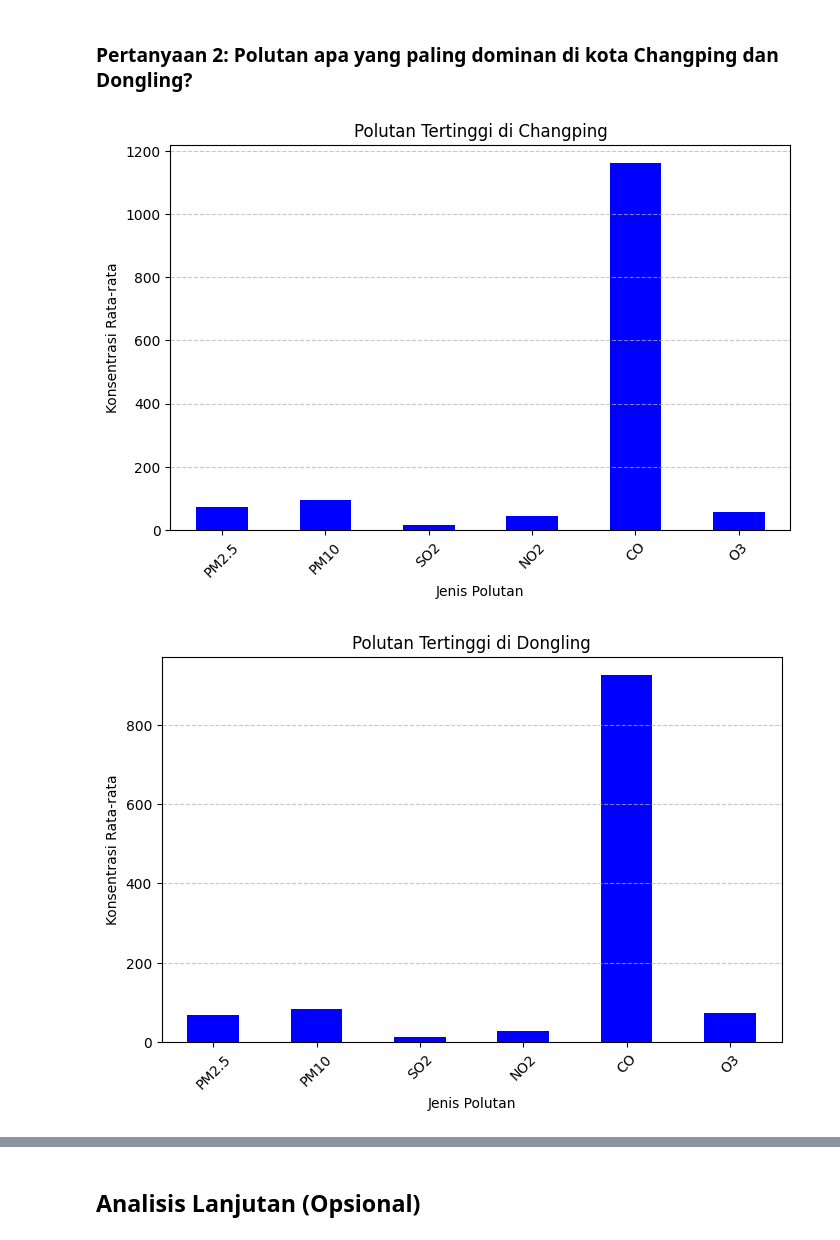
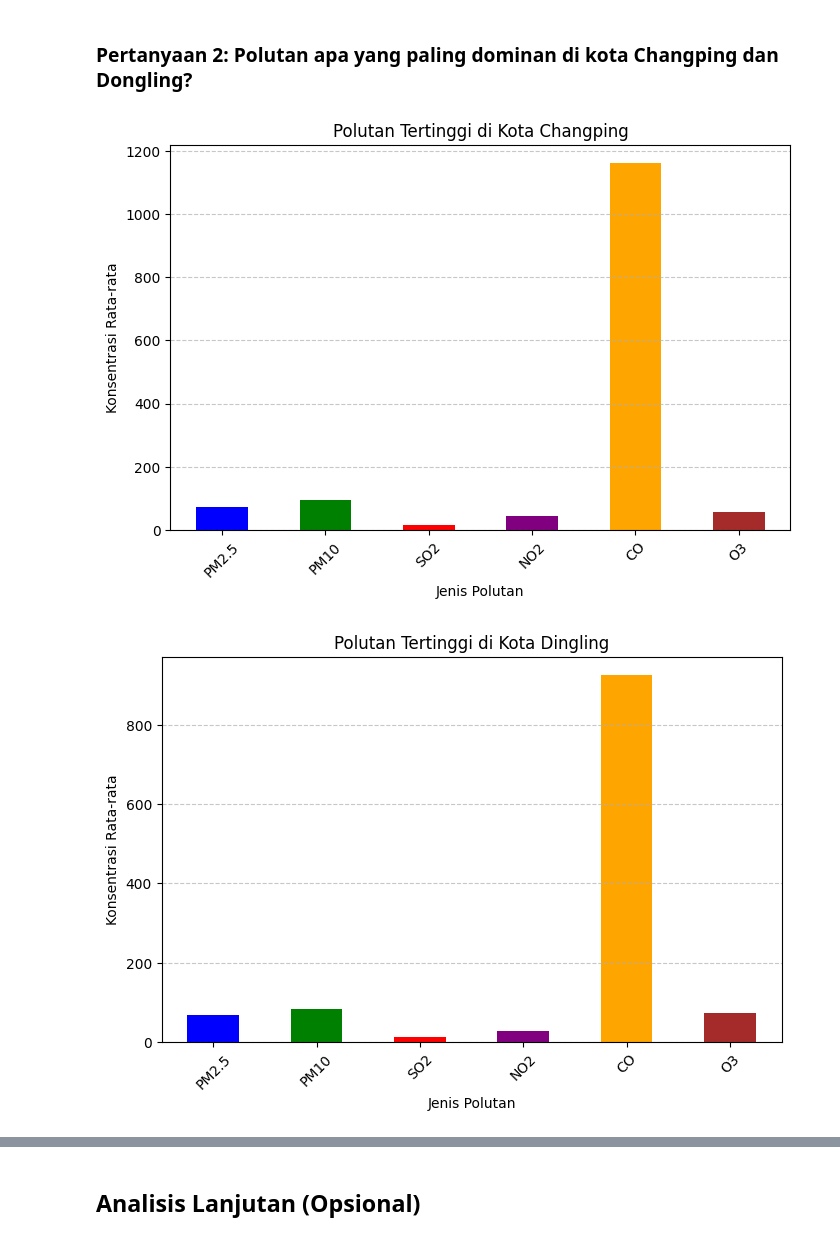
Before and after one commit to MohPras/submission, a Jupyter notebook: notebook.ipynb, the cells around one changed output, grey strips where cells are left out. Drawn from its saved outputs; the diff is of its cells as text; code cells hidden in the pictures.

```diff
--- a/notebook.ipynb
+++ b/notebook.ipynb
@@ -429,8 +433,11 @@ dtype: float64
 # Pilih hanya kolom polutan
 polutan_kolom = ["PM2.5", "PM10", "SO2", "NO2", "CO", "O3"]
 
+# Filter data untuk stasiun Changping
+dingling_data = air_quality[air_quality["station"] == "Dingling"]
+
 # Hitung rata-rata setiap polutan di Changping
-dongling_pollutants = Data_Dingling_df[polutan_kolom].mean()
+dongling_pollutants = dingling_data[polutan_kolom].mean()
 print(dongling_pollutants)
 # %% [output]
 PM2.5     67.429857
@@ -489,24 +476,26 @@ plt.show()
 # %%
 # Visualisasi Polutan tertinggi atau sering muncul di kota Changping
 plt.figure(figsize=(8, 5))
-changping_pollutants.plot(kind="bar", color="blue")
+colors = ["blue", "green", "red", "purple", "orange", "brown"]
+changping_pollutants.plot(kind="bar", color=colors)
 plt.xlabel("Jenis Polutan")
 plt.ylabel("Konsentrasi Rata-rata")
-plt.title("Polutan Tertinggi di Changping")
+plt.title("Polutan Tertinggi di Kota Changping")
 plt.xticks(rotation=45)
 plt.grid(axis="y", linestyle="--", alpha=0.7)
 plt.show()
 # %% [output]
-[figure, old version]
+[figure, new version]
 # %%
 # Visualisasi Polutan tertinggi atau sering muncul di kota Dongling
 plt.figure(figsize=(8, 5))
-dongling_pollutants.plot(kind="bar", color="blue")
+colors = ["blue", "green", "red", "purple", "orange", "brown"]
+dongling_pollutants.plot(kind="bar", color=colors)
 plt.xlabel("Jenis Polutan")
 plt.ylabel("Konsentrasi Rata-rata")
-plt.title("Polutan Tertinggi di Dongling")
+plt.title("Polutan Tertinggi di Kota Dingling")
 plt.xticks(rotation=45)
 plt.grid(axis="y", linestyle="--", alpha=0.7)
 plt.show()
 # %% [output]
-[figure, old version]
+[figure, new version]
```
Also changed, not shown: parts of 8 cells of this notebook, 1 other file.
